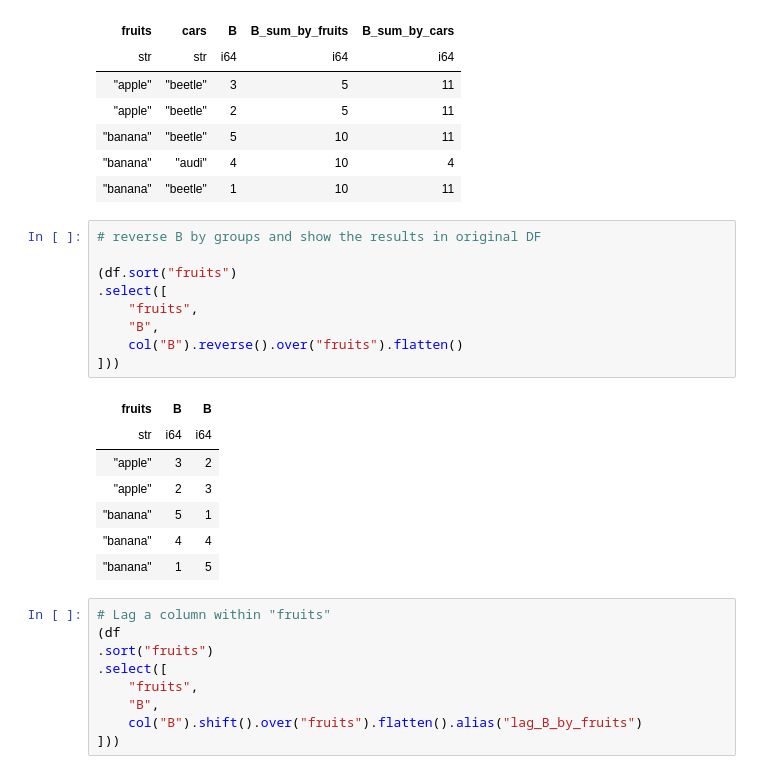
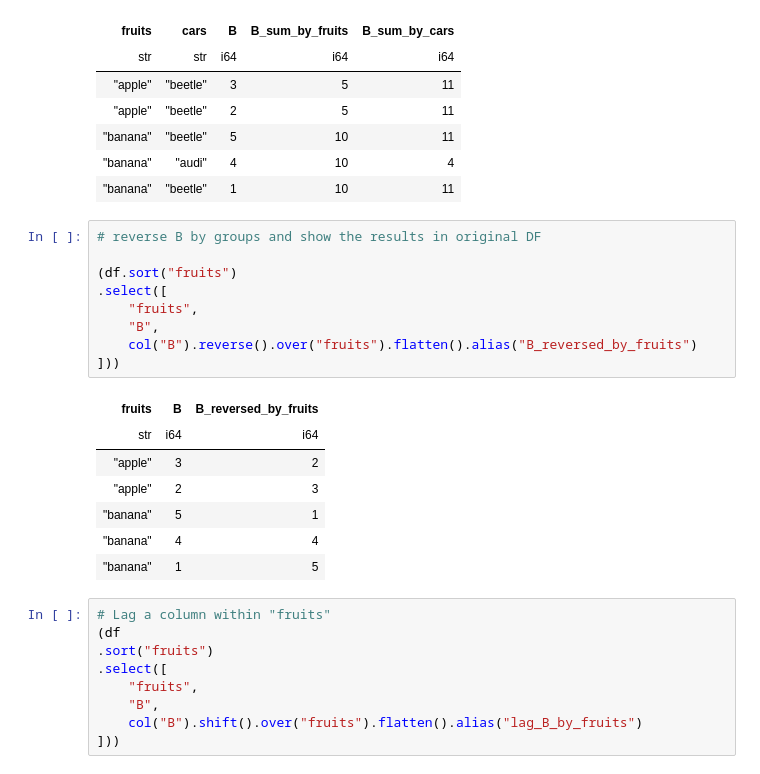
Before and after one commit to pola-rs/polars-book, a Jupyter notebook: user_guide/src/notebooks/introduction_polars.ipynb, the cells around one changed output. Cells and saved outputs as stored; diff of their text form.

```diff
--- a/user_guide/src/notebooks/introduction_polars.ipynb
+++ b/user_guide/src/notebooks/introduction_polars.ipynb
@@ -341,14 +341,14 @@ col("foo").aggregation_expression(..).over("column_used_to_group")
 # %%
 # reverse B by groups and show the results in original DF
 
 (df.sort("fruits")
 .select([
     "fruits",
     "B",
-    col("B").reverse().over("fruits").flatten()
+    col("B").reverse().over("fruits").flatten().alias("B_reversed_by_fruits")
 ]))
 # %% [output]
-| fruits | B | B |
+| fruits | B | B_reversed_by_fruits |
 | str | i64 | i64 |
 | "apple" | 3 | 2 |
 | "apple" | 2 | 3 |
```
Also changed, not shown: parts of 9 cells of this notebook, 18 other files.
